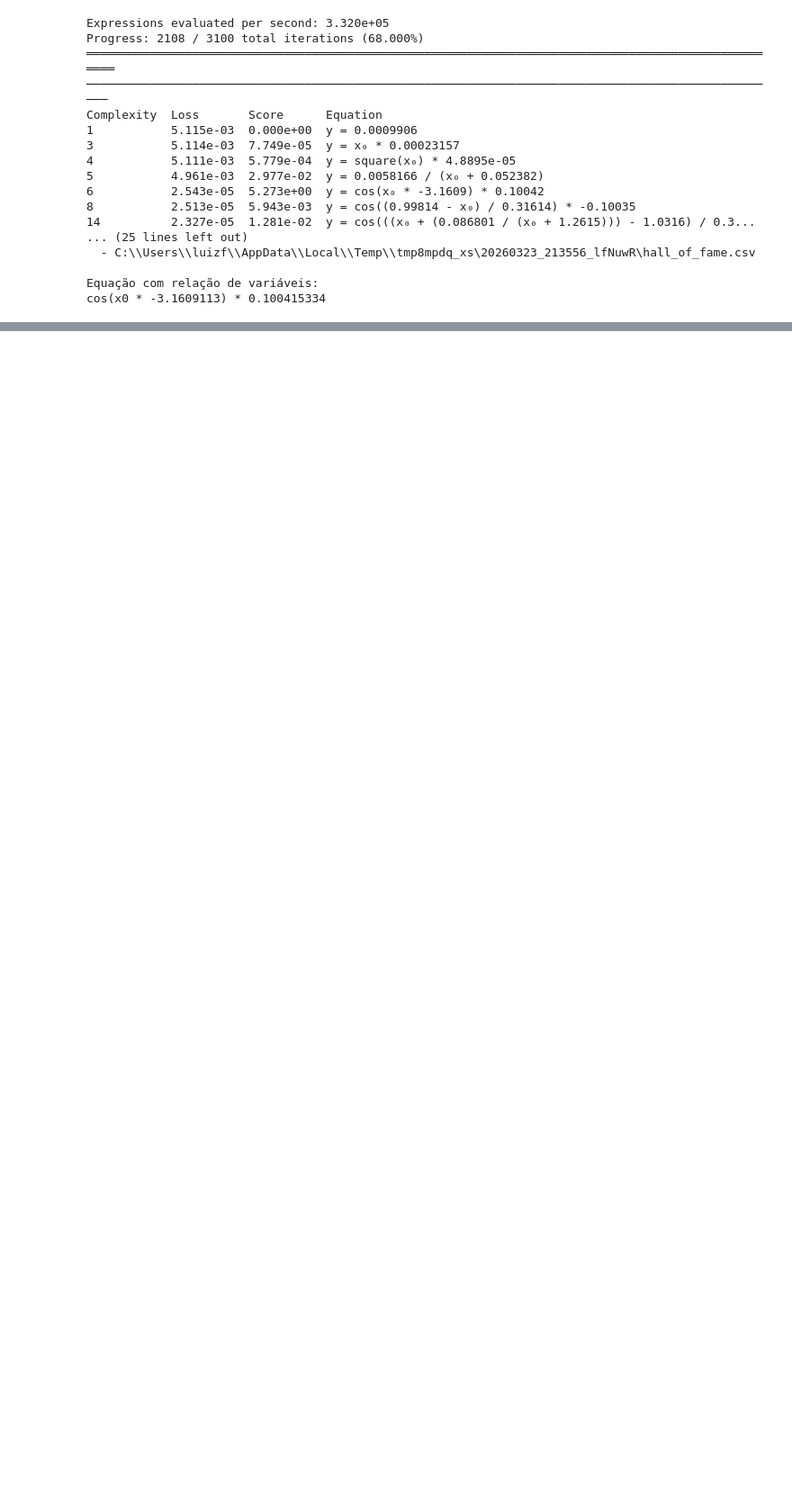
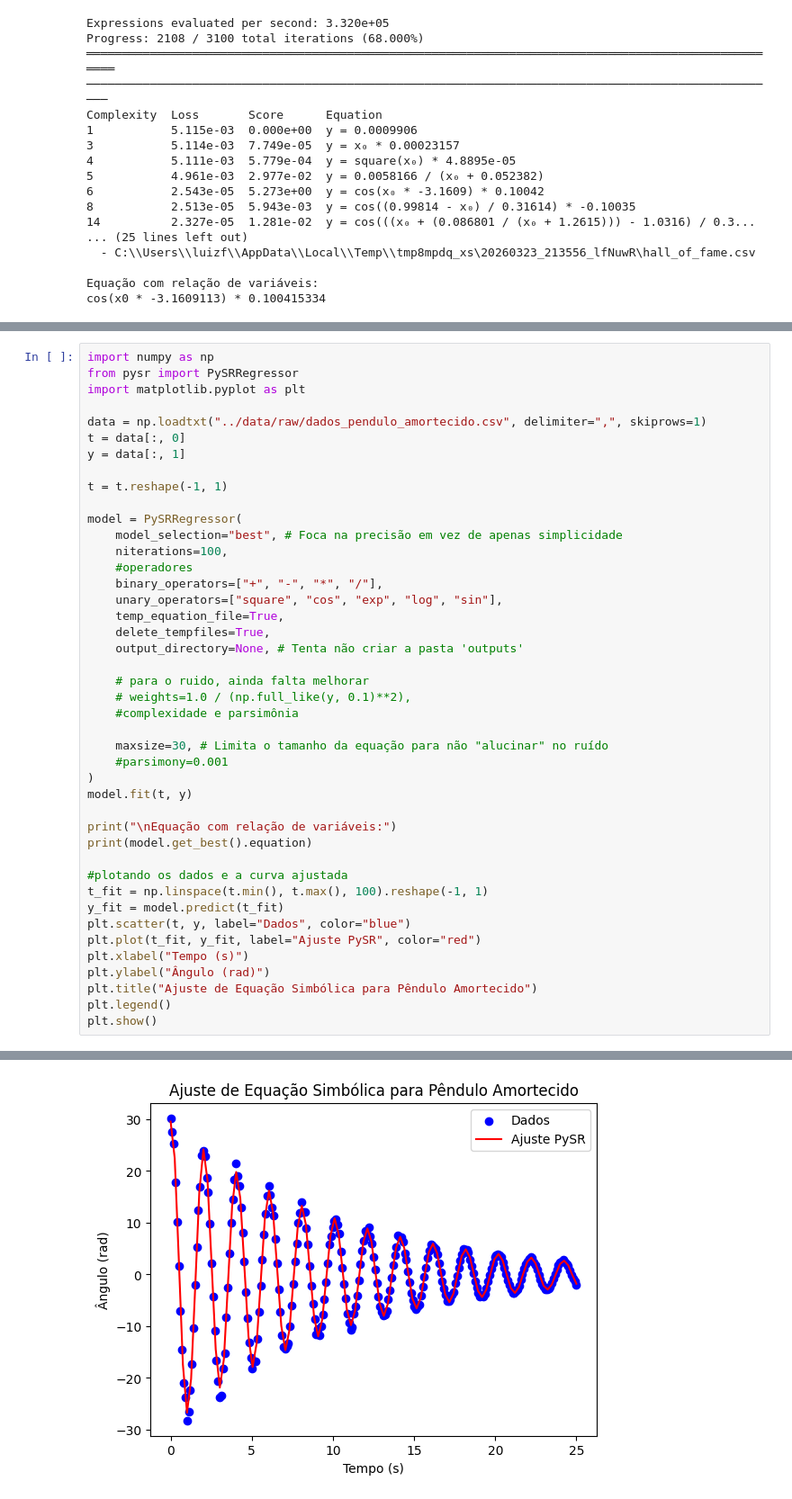
Before and after one commit to LuizCastr0/symbolic_regression_physics, a Jupyter notebook: notebooks/02_symbolic_regression.ipynb, the cells around one changed output, grey strips where cells are left out. Shown at 90% size. Cells and saved outputs as stored; diff of their text form; blank space fills up the shorter version.

Commit message:
adcionando pendulo amortecido e comçando o problema de calor (não resolvido)

```diff
--- a/notebooks/02_symbolic_regression.ipynb
+++ b/notebooks/02_symbolic_regression.ipynb
@@ -170,0 +192,44 @@ cos(x0 * -3.1609113) * 0.100415334
+# %%
+import numpy as np
+from pysr import PySRRegressor
+import matplotlib.pyplot as plt
+
+data = np.loadtxt("../data/raw/dados_pendulo_amortecido.csv", delimiter=",", skiprows=1)
+t = data[:, 0]
+y = data[:, 1]
+
+t = t.reshape(-1, 1)
+
+model = PySRRegressor(
+    model_selection="best", # Foca na precisão em vez de apenas simplicidade
+    niterations=100,
+    #operadores
+    binary_operators=["+", "-", "*", "/"],
+    unary_operators=["square", "cos", "exp", "log", "sin"],
+    temp_equation_file=True,
+    delete_tempfiles=True,
+    output_directory=None, # Tenta não criar a pasta 'outputs'
+
+    # para o ruido, ainda falta melhorar
+    # weights=1.0 / (np.full_like(y, 0.1)**2),
+    #complexidade e parsimônia
+
+    maxsize=30, # Limita o tamanho da equação para não "alucinar" no ruído
+    #parsimony=0.001
+)
+model.fit(t, y)
+
+print("\nEquação com relação de variáveis:")
+print(model.get_best().equation)
+
+#plotando os dados e a curva ajustada
+t_fit = np.linspace(t.min(), t.max(), 100).reshape(-1, 1)
+y_fit = model.predict(t_fit)
+plt.scatter(t, y, label="Dados", color="blue")
+plt.plot(t_fit, y_fit, label="Ajuste PySR", color="red")
+plt.xlabel("Tempo (s)")
+plt.ylabel("Ângulo (rad)")
+plt.title("Ajuste de Equação Simbólica para Pêndulo Amortecido")
+plt.legend()
+plt.show()
+# %% [output]
@@ -170,0 +258 @@ cos(x0 * -3.1609113) * 0.100415334
+[figure, added]
```
Also changed, not shown: parts of 4 cells of this notebook, 2 other files.
